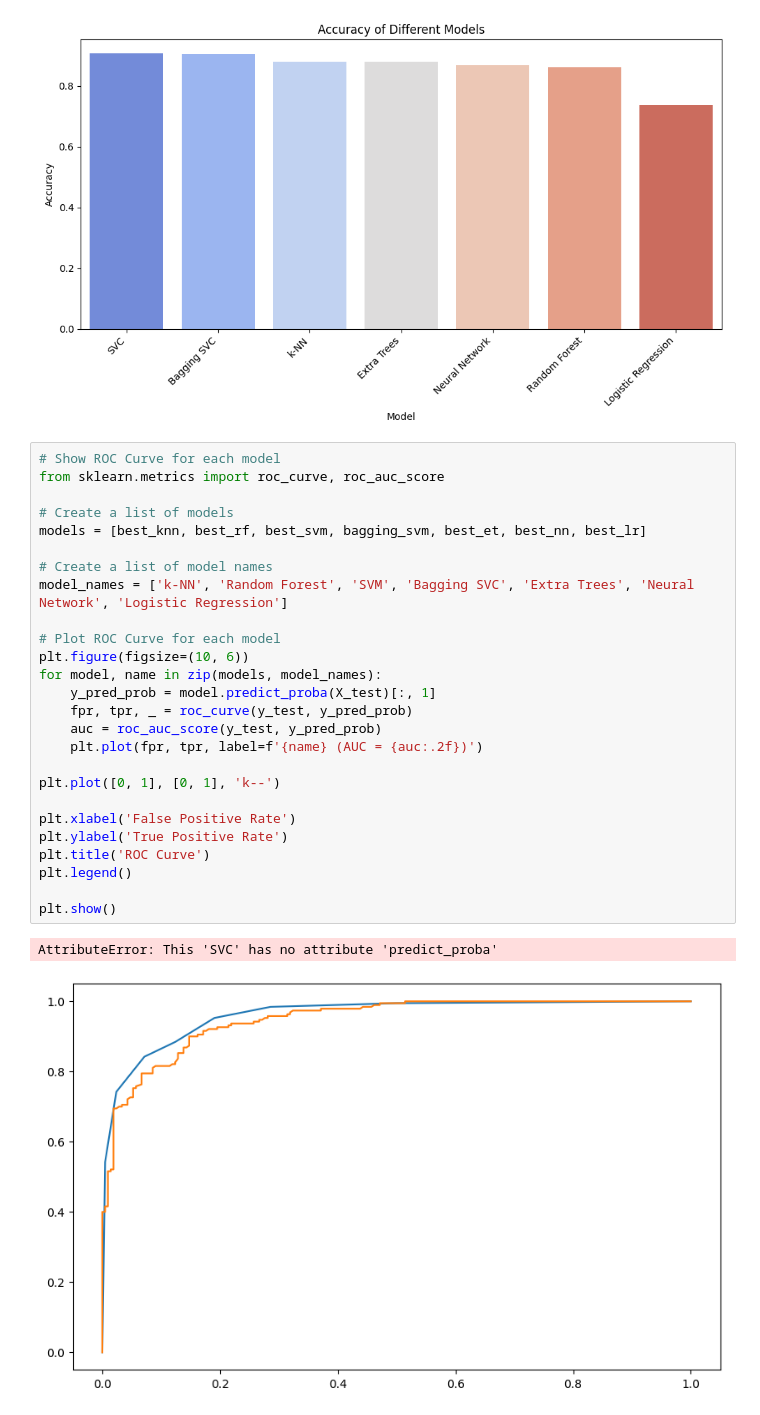
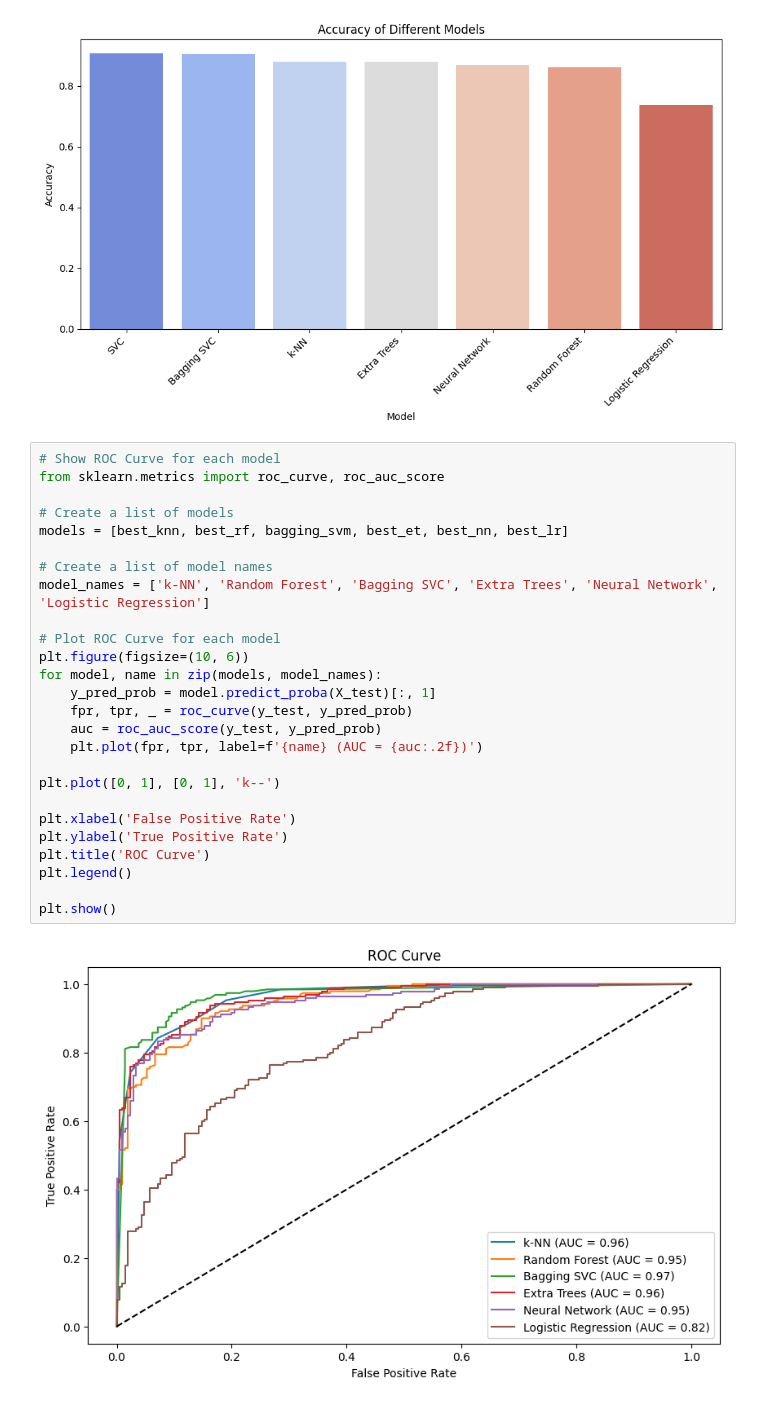
Before and after one commit to enetsos/music-popularity-prediction, a Jupyter notebook: project_apple.ipynb, the cells around one changed output. Saved outputs shown, nothing was run; the diff lists cells and outputs as text.

```diff
--- a/project_apple.ipynb
+++ b/project_apple.ipynb
@@ -577,29 +577,28 @@ plt.show()
 # %%
 # Show ROC Curve for each model
 from sklearn.metrics import roc_curve, roc_auc_score
 
 # Create a list of models
-models = [best_knn, best_rf, best_svm, bagging_svm, best_et, best_nn, best_lr]
+models = [best_knn, best_rf, bagging_svm, best_et, best_nn, best_lr]
 
 # Create a list of model names
-model_names = ['k-NN', 'Random Forest', 'SVM', 'Bagging SVC', 'Extra Trees', 'Neural Network', 'Logistic Regression']
+model_names = ['k-NN', 'Random Forest', 'Bagging SVC', 'Extra Trees', 'Neural Network', 'Logistic Regression']
 
 # Plot ROC Curve for each model
 plt.figure(figsize=(10, 6))
 for model, name in zip(models, model_names):
     y_pred_prob = model.predict_proba(X_test)[:, 1]
     fpr, tpr, _ = roc_curve(y_test, y_pred_prob)
     auc = roc_auc_score(y_test, y_pred_prob)
     plt.plot(fpr, tpr, label=f'{name} (AUC = {auc:.2f})')
 
 plt.plot([0, 1], [0, 1], 'k--')
 
 plt.xlabel('False Positive Rate')
 plt.ylabel('True Positive Rate')
 plt.title('ROC Curve')
 plt.legend()
 
 plt.show()
 # %% [output]
-AttributeError: This 'SVC' has no attribute 'predict_proba'
-[figure, old version]
+[figure, new version]
```
